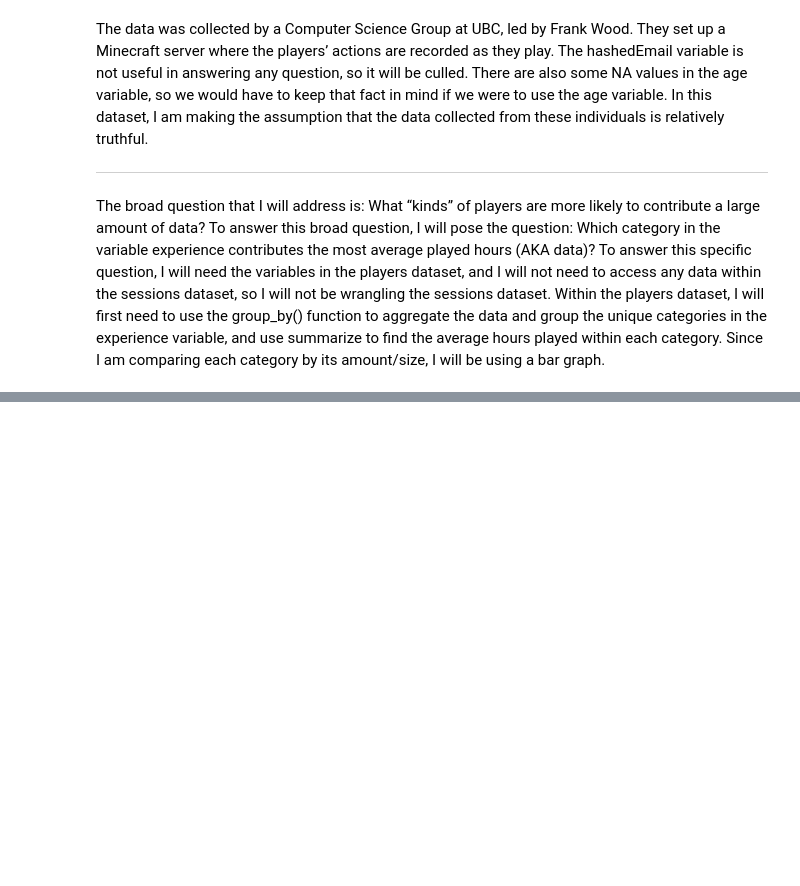
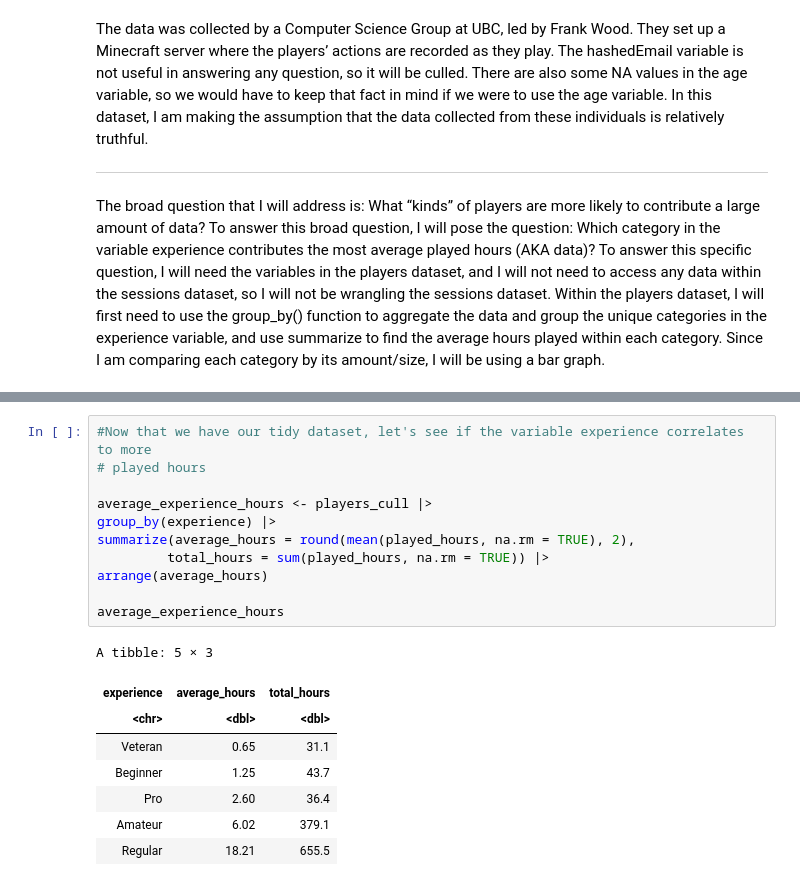
Before and after one commit to lhuang67/7-Lynn-Huang, a Jupyter notebook: MINECRAFT.ipynb, the cells around one changed output, grey strips where cells are left out. Cells and saved outputs as stored; diff of their text form; blank space fills up the shorter version.

```diff
--- a/MINECRAFT.ipynb
+++ b/MINECRAFT.ipynb
@@ -199,0 +227,20 @@ To answer this specific question, I will need the variables in the players datas
+# %%
+#Now that we have our tidy dataset, let's see if the variable experience correlates to more
+# played hours
+
+average_experience_hours <- players_cull |>
+group_by(experience) |>
+summarize(average_hours = round(mean(played_hours, na.rm = TRUE), 2),
+         total_hours = sum(played_hours, na.rm = TRUE)) |>
+arrange(average_hours)
+
+average_experience_hours
+# %% [output]
+A tibble: 5 × 3
+| experience | average_hours | total_hours |
+| <chr> | <dbl> | <dbl> |
+| Veteran | 0.65 | 31.1 |
+| Beginner | 1.25 | 43.7 |
+| Pro | 2.60 | 36.4 |
+| Amateur | 6.02 | 379.1 |
+| Regular | 18.21 | 655.5 |
```
Also changed, not shown: parts of 2 cells of this notebook.
